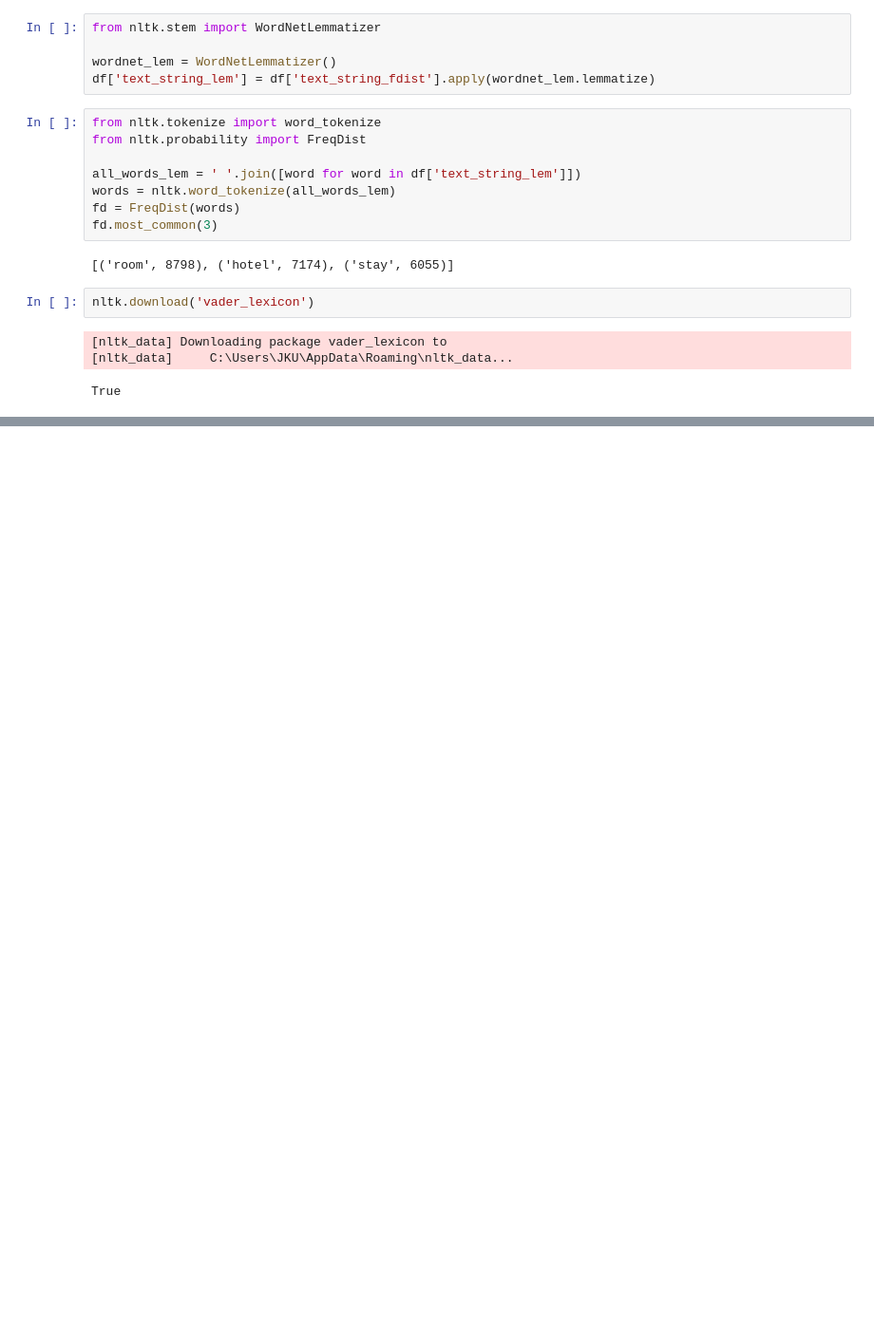
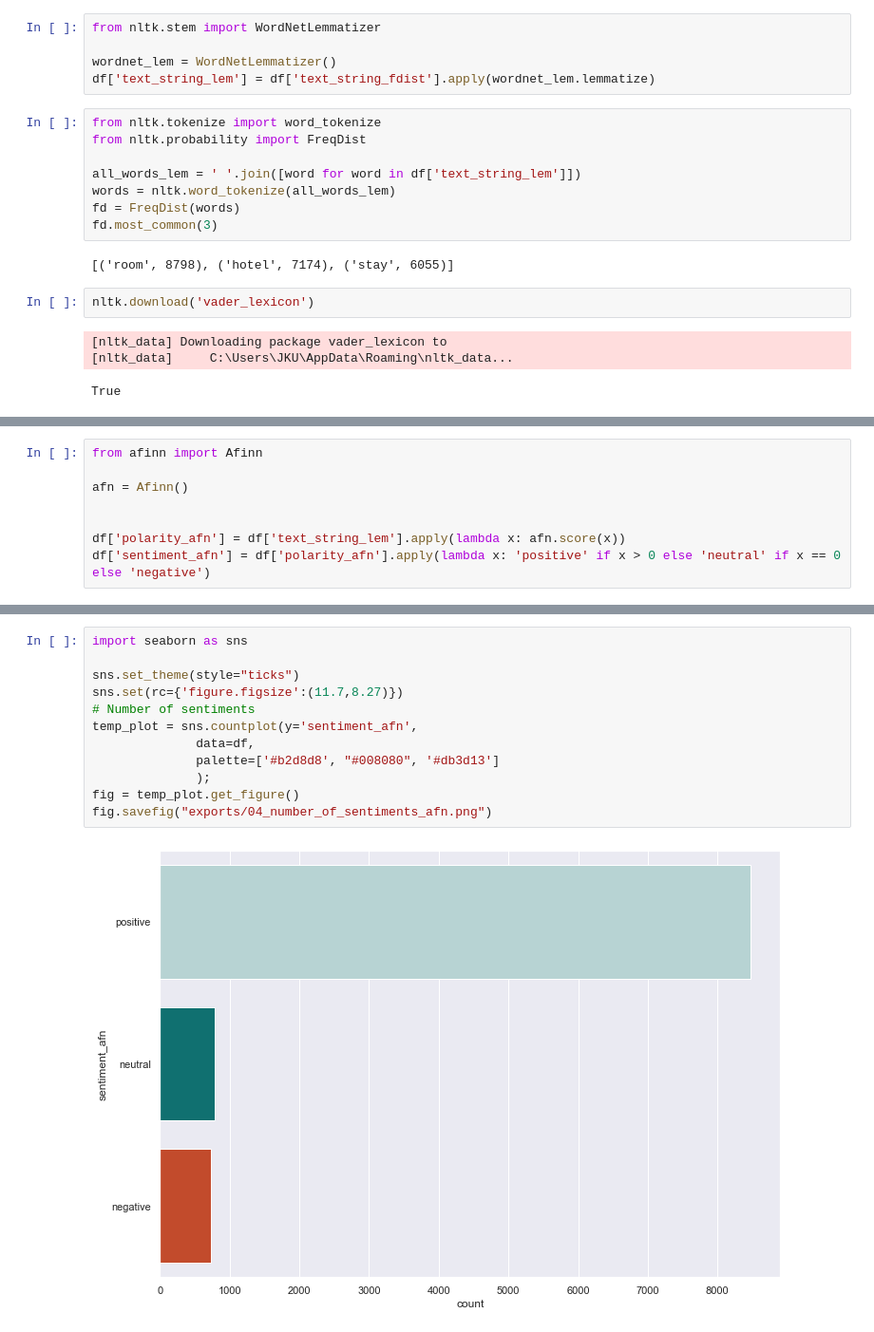
Before and after one commit to rrancerr/jku-data-mining-ws-21, a Jupyter notebook: assignment-07/assignment-07.ipynb, the cells around one changed output, grey strips where cells are left out. Shown at 95% size. Drawn from its saved outputs; the diff is of its cells as text; blank space fills up the shorter version.

```diff
--- a/assignment-07/assignment-07.ipynb
+++ b/assignment-07/assignment-07.ipynb
@@ -205,0 +236,8 @@ array([4.0,
+# %%
+from afinn import Afinn
+
+afn = Afinn()
+
+
+df['polarity_afn'] = df['text_string_lem'].apply(lambda x: afn.score(x))
+df['sentiment_afn'] = df['polarity_afn'].apply(lambda x: 'positive' if x > 0 else 'neutral' if x == 0 else 'negative')
@@ -205,0 +260,14 @@ array([4.0,
+# %%
+import seaborn as sns
+
+sns.set_theme(style="ticks")
+sns.set(rc={'figure.figsize':(11.7,8.27)})
+# Number of sentiments
+temp_plot = sns.countplot(y='sentiment_afn',
+              data=df,
+              palette=['#b2d8d8', "#008080", '#db3d13']
+              );
+fig = temp_plot.get_figure()
+fig.savefig("exports/04_number_of_sentiments_afn.png")
+# %% [output]
+[figure, added]
```
Also changed, not shown: parts of 9 cells of this notebook, 6 other files.
